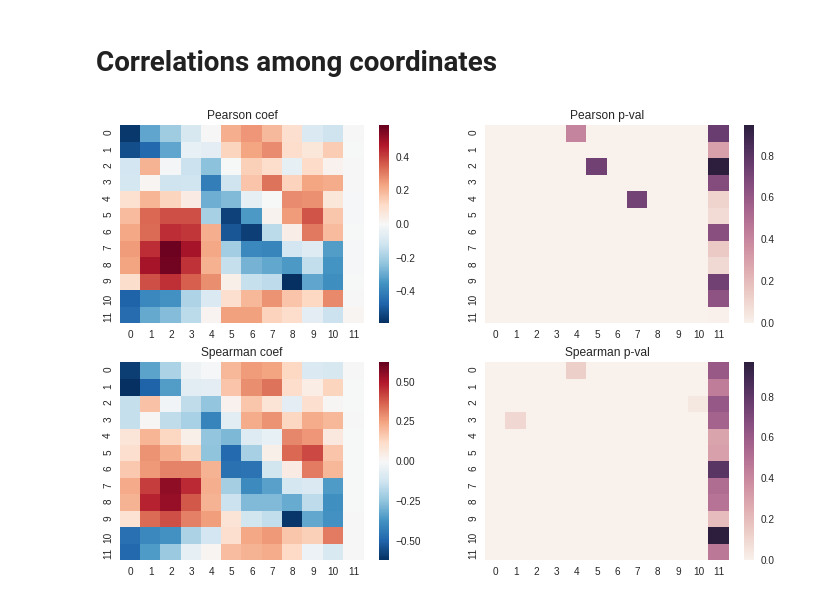
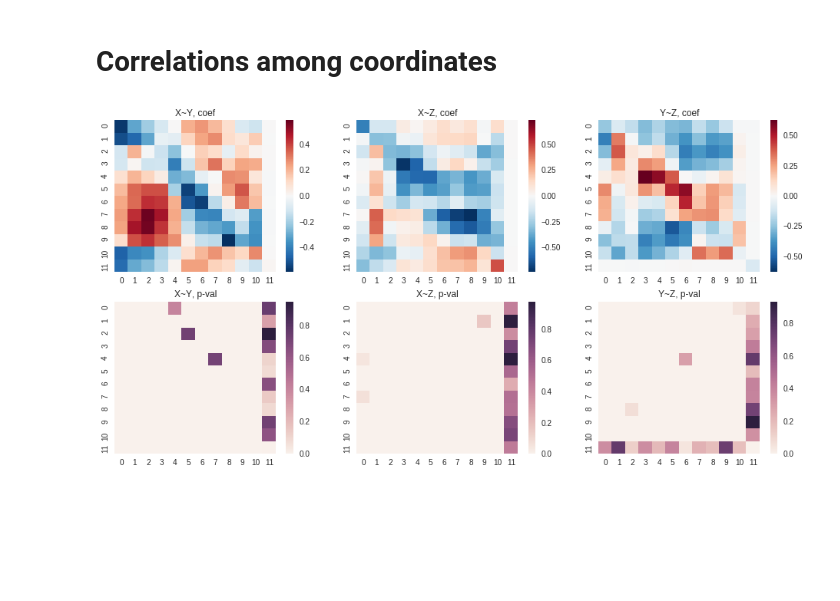
Before and after one commit to antigenomics/tcr-pmhc-study, a Jupyter notebook: loop_model/eda.ipynb, the cells around one changed output. Saved outputs shown, nothing was run; the diff lists cells and outputs as text; code cells hidden in the pictures; blank space fills up the shorter version.

```diff
--- a/loop_model/eda.ipynb
+++ b/loop_model/eda.ipynb
@@ -223,37 +223,40 @@ df_cdr_x.loc[(df_cdr_x["pos_tcr"] == 6) & (df_cdr_x["value"] > 6) & (df_cdr_x["t
 # %% [markdown]
 # Correlations among coordinates
 # %%
-def plot_heatmap(df_x, df_y):
-    fig, ax = plt.subplots(2,2, figsize=(12,8))
+def plot_heatmap(df_x, df_y, df_z, fun):
+    def compute(df1, df2):
+        cors = np.zeros((12,12))
+        pvals = np.zeros((12,12))
+        for i in range(1,13):
+            for j in range(1,13):
+                val = stats.pearsonr(df1.loc[df1.pos_tcr == i, "value"], df2.loc[df2.pos_tcr == j, "value"])
+                cors[i-1,j-1] = val[0]
+                pvals[i-1,j-1] = val[1]
+        return cors, pvals
 
-    cors = np.zeros((12,12))
-    pvals = np.zeros((12,12))
-    for i in range(1,13):
-        for j in range(1,13):
-            val = stats.pearsonr(df_x.loc[df_x.pos_tcr == i, "value"], df_y.loc[df_y.pos_tcr == j, "value"])
-            cors[i-1,j-1] = val[0]
-            pvals[i-1,j-1] = val[1]
+    fig, ax = plt.subplots(2,3, figsize=(16,8))
 
-    ax[0,0].set_title("Pearson coef")
-    sns.heatmap(cors, ax=ax[0,0])
-    ax[0,1].set_title("Pearson p-val")
-    sns.heatmap(pvals, ax=ax[0,1])
+    cors1, pvals1 = compute(df_x, df_y)
+    ax[0,0].set_title("X~Y, coef")
+    sns.heatmap(cors1, ax=ax[0,0])
+    ax[1,0].set_title("X~Y, p-val")
+    sns.heatmap(pvals1, ax=ax[1,0])
+
+    cors2, pvals2 = compute(df_x, df_z)
+    ax[0,1].set_title("X~Z, coef")
+    sns.heatmap(cors2, ax=ax[0,1])
+    ax[1,1].set_title("X~Z, p-val")
+    sns.heatmap(pvals2, ax=ax[1,1])
+
+    cors3, pvals3 = compute(df_y, df_z)
+    ax[0,2].set_title("Y~Z, coef")
+    sns.heatmap(cors3, ax=ax[0,2])
+    ax[1,2].set_title("Y~Z, p-val")
+    sns.heatmap(pvals3, ax=ax[1,2])
+
+    return ((cors1, pvals1), (cors2, pvals2), (cors3, pvals3))
 
 
-    cors = np.zeros((12,12))
-    pvals = np.zeros((12,12))
-    for i in range(1,13):
-        for j in range(1,13):
-            val = stats.spearmanr(df_x.loc[df_x.pos_tcr == i, "value"], df_y.loc[df_y.pos_tcr == j, "value"])
-            cors[i-1,j-1] = val[0]
-            pvals[i-1,j-1] = val[1]
-
-    ax[1,0].set_title("Spearman coef")
-    sns.heatmap(cors, ax=ax[1,0])
-    ax[1,1].set_title("Spearman p-val")
-    sns.heatmap(pvals, ax=ax[1,1])
-
-
-plot_heatmap(df_put_x, df_put_y)
+(p_c1, p_p1), (p_c2, p_p2), (p_c3, p_p3) = plot_heatmap(df_put_x, df_put_y, df_put_z, stats.pearsonr)
 # %% [output]
-[figure, old version]
+[figure, new version]
```
Also changed, not shown: parts of 3 cells of this notebook.
